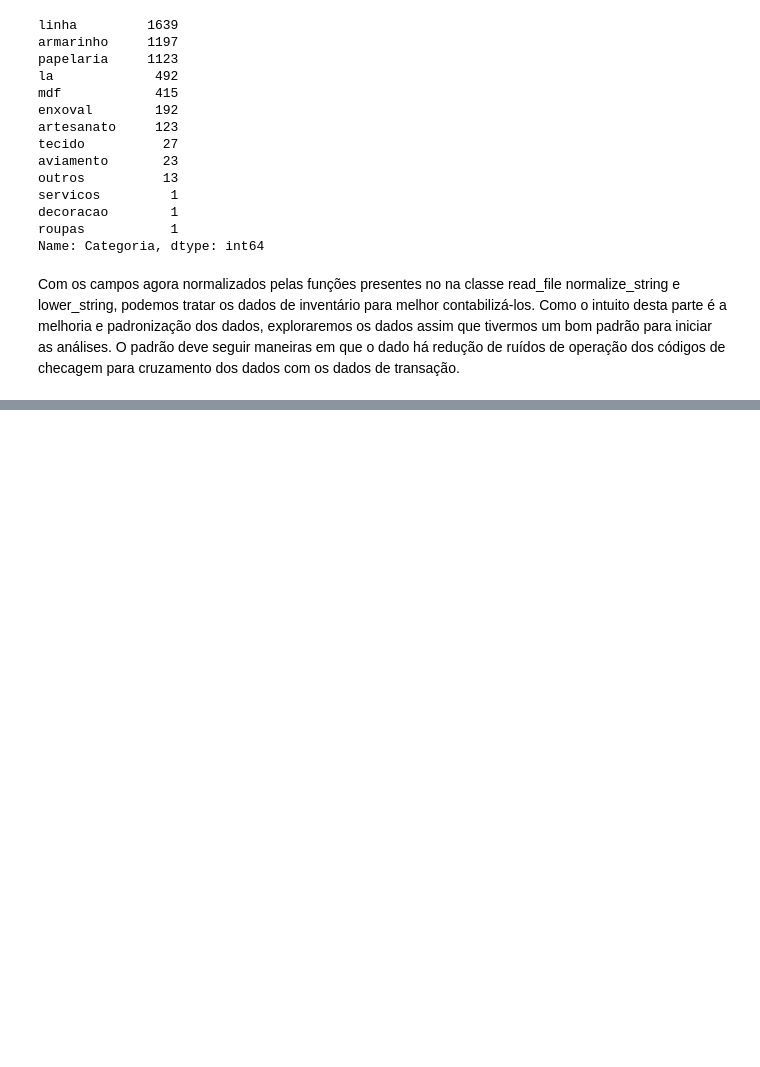
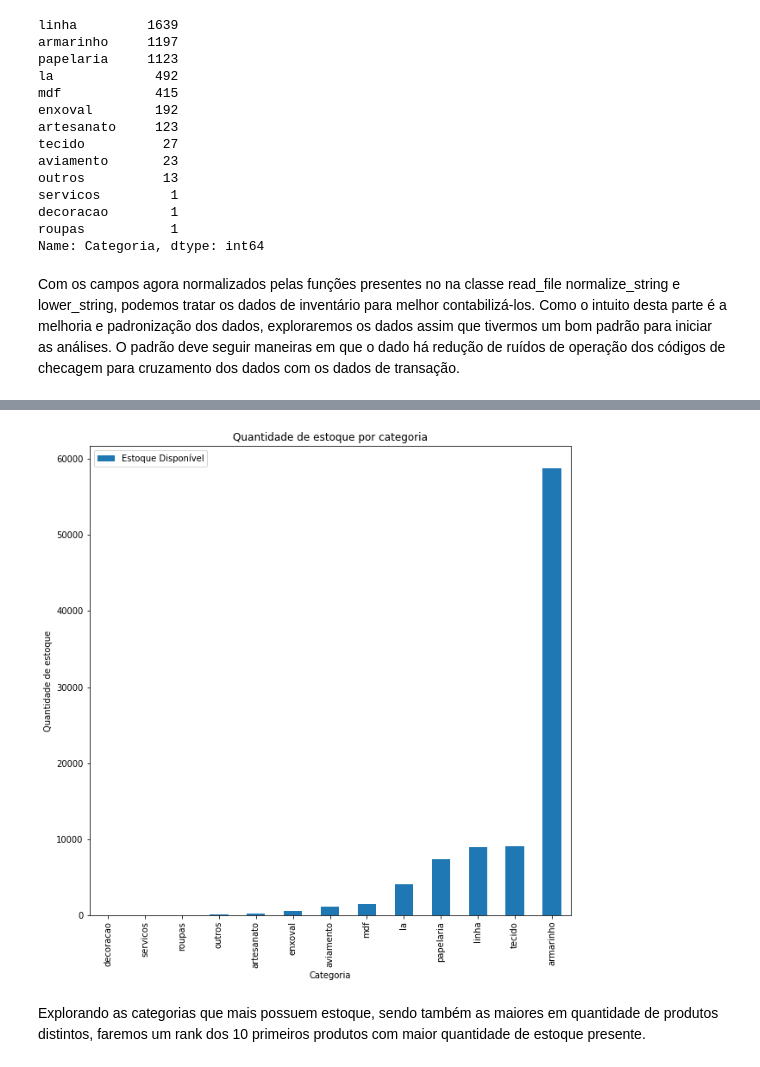
Before and after one commit to donbigode/Timeseries-prediction-model, a Jupyter notebook: Analysis/EDA.ipynb, the cells around one changed output, grey strips where cells are left out. Saved outputs shown, nothing was run; the diff lists cells and outputs as text; code cells hidden in the pictures; blank space fills up the shorter version.

```diff
--- a/Analysis/EDA.ipynb
+++ b/Analysis/EDA.ipynb
@@ -318,0 +414,16 @@ O padrão deve seguir maneiras em que o dado há redução de ruídos de operaç
+# %%
+
+from statistics import median
+
+
+plot_rank_categoria_quantidade = dataframe_inventario_tratado['Estoque Disponível'].groupby(dataframe_inventario_tratado['Categoria']).sum().sort_values().plot(kind='bar', title='Quantidade de estoque por categoria',
+                                                                                                                figsize=(10,10))
+plot_rank_categoria_quantidade.set_xlabel('Categoria')
+plot_rank_categoria_quantidade.set_ylabel('Quantidade de estoque')
+plot_rank_categoria_quantidade.legend(loc='upper left')
+
+plt.show()
+# %% [output]
+[figure, added]
+# %% [markdown]
+Explorando as categorias que mais possuem estoque, sendo também as maiores em quantidade de produtos distintos, faremos um rank dos 10 primeiros produtos com maior quantidade de estoque presente.
```
Also changed, not shown: parts of 18 cells of this notebook, 6 other files.
